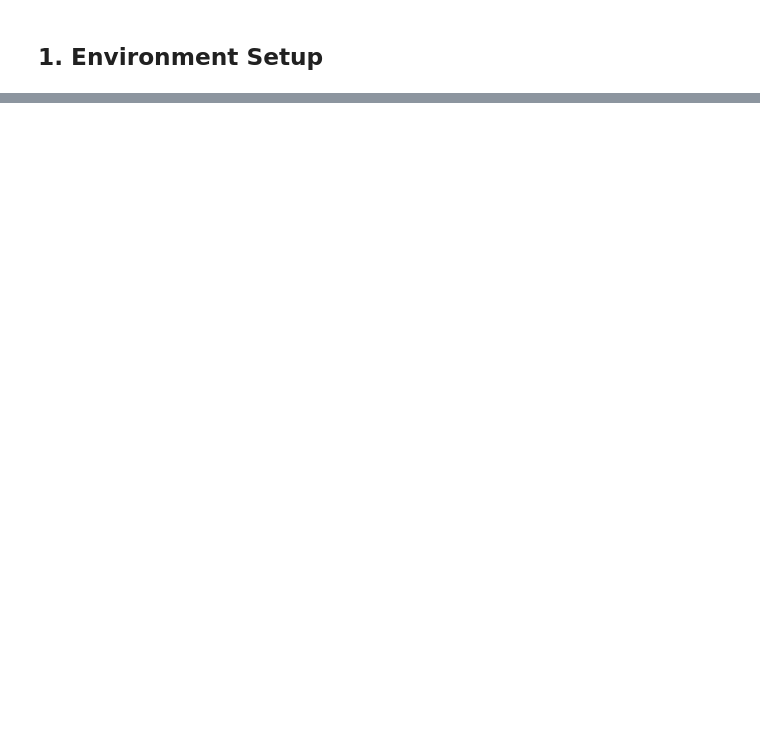
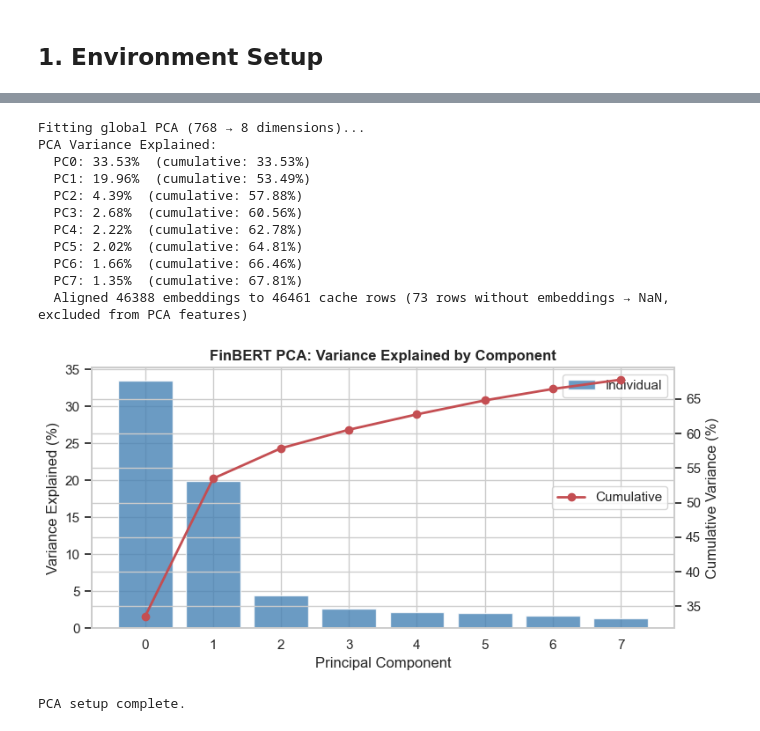
Before and after one commit to jackyluo-learning/StockMind, a Jupyter notebook: StockMind_Final_Submission.ipynb, the cells around one changed output, grey strips where cells are left out. Drawn from its saved outputs; the diff is of its cells as text; code cells hidden in the pictures; blank space fills up the shorter version.

```diff
--- a/StockMind_Final_Submission.ipynb
+++ b/StockMind_Final_Submission.ipynb
@@ -23,0 +135,19 @@ We compare the performance across different POC versions (v10-v13).
+# %%
+# ── EDA: Sentiment distribution by ticker ──
+fig, axes = plt.subplots(2, 5, figsize=(18, 7))
+axes = axes.flatten()
+
+for i, ticker in enumerate(TICKERS):
+    ticker_sent = cache_df[cache_df['Ticker'] == ticker]['Sentiment_Score']
+    axes[i].hist(ticker_sent, bins=30, color='steelblue', alpha=0.7, edgecolor='white')
+    axes[i].axvline(ticker_sent.mean(), color='red', linestyle='--', linewidth=1.5,
+                    label=f'μ={ticker_sent.mean():.3f}')
+    axes[i].set_title(ticker, fontsize=12, fontweight='bold')
+    axes[i].set_xlabel('Sentiment Score')
+    axes[i].legend(fontsize=8)
+
+plt.suptitle('FinBERT Sentiment Score Distribution by Ticker', fontsize=14, fontweight='bold', y=1.02)
+plt.tight_layout()
+plt.savefig('poc/result/step0/sentiment_distribution.png', dpi=100, bbox_inches='tight')
+plt.show()
+print('Figure saved to poc/result/step0/sentiment_distribution.png')
@@ -23,0 +198,57 @@ We compare the performance across different POC versions (v10-v13).
+# %%
+# ── Global PCA: 768 → 8 dimensions ──
+print('Fitting global PCA (768 → 8 dimensions)...')
+pca_global = PCA(n_components=8, random_state=42)
+pca_8_data = pca_global.fit_transform(embeddings)
+
+explained_var = pca_global.explained_variance_ratio_
+cumulative_var = np.cumsum(explained_var)
+
+print('PCA Variance Explained:')
+for i, (ev, cv) in enumerate(zip(explained_var, cumulative_var)):
+    print(f'  PC{i}: {ev*100:.2f}%  (cumulative: {cv*100:.2f}%)')
+
+# ── Attach PCA columns to cache_df ──
+# embeddings rows may differ from cache_df rows by a small margin;
+# align on min length and fill remaining rows with NaN
+pca_cols = [f'pca_{i}' for i in range(8)]
+pca_df = pd.DataFrame(pca_8_data, columns=pca_cols)
+
+# Safe concat: only assign PCA to the rows that have embeddings
+n_embed = len(pca_df)
+cache_df = cache_df.reset_index(drop=True)
+cache_df[pca_cols] = np.nan
+cache_df.loc[:n_embed - 1, pca_cols] = pca_df.values
+pca_missing = cache_df[pca_cols].isna().any(axis=1).sum()
+print(f'  Aligned {n_embed} embeddings to {len(cache_df)} cache rows '
+      f'({pca_missing} rows without embeddings → NaN, excluded from PCA features)')
+
+# Plot explained variance
+fig, ax = plt.subplots(figsize=(8, 4))
+ax.bar(range(8), explained_var * 100, color='steelblue', alpha=0.8, label='Individual')
+ax2 = ax.twinx()
+ax2.plot(range(8), cumulative_var * 100, 'ro-', linewidth=2, label='Cumulative')
+ax.set_xlabel('Principal Component')
+ax.set_ylabel('Variance Explained (%)')
+ax2.set_ylabel('Cumulative Variance (%)')
+ax.set_title('FinBERT PCA: Variance Explained by Component', fontweight='bold')
+ax.legend(loc='upper right')
+ax2.legend(loc='center right')
+plt.tight_layout()
+plt.savefig('poc/result/step4/pca_variance.png', dpi=100, bbox_inches='tight')
+plt.show()
+print('PCA setup complete.')
+# %% [output]
+Fitting global PCA (768 → 8 dimensions)...
+PCA Variance Explained:
+  PC0: 33.53%  (cumulative: 33.53%)
+  PC1: 19.96%  (cumulative: 53.49%)
+  PC2: 4.39%  (cumulative: 57.88%)
+  PC3: 2.68%  (cumulative: 60.56%)
+  PC4: 2.22%  (cumulative: 62.78%)
+  PC5: 2.02%  (cumulative: 64.81%)
+  PC6: 1.66%  (cumulative: 66.46%)
+  PC7: 1.35%  (cumulative: 67.81%)
+  Aligned 46388 embeddings to 46461 cache rows (73 rows without embeddings → NaN, excluded from PCA features)
+[figure, added]
+PCA setup complete.
```
Also changed, not shown: parts of 36 cells of this notebook, 1 other file.
